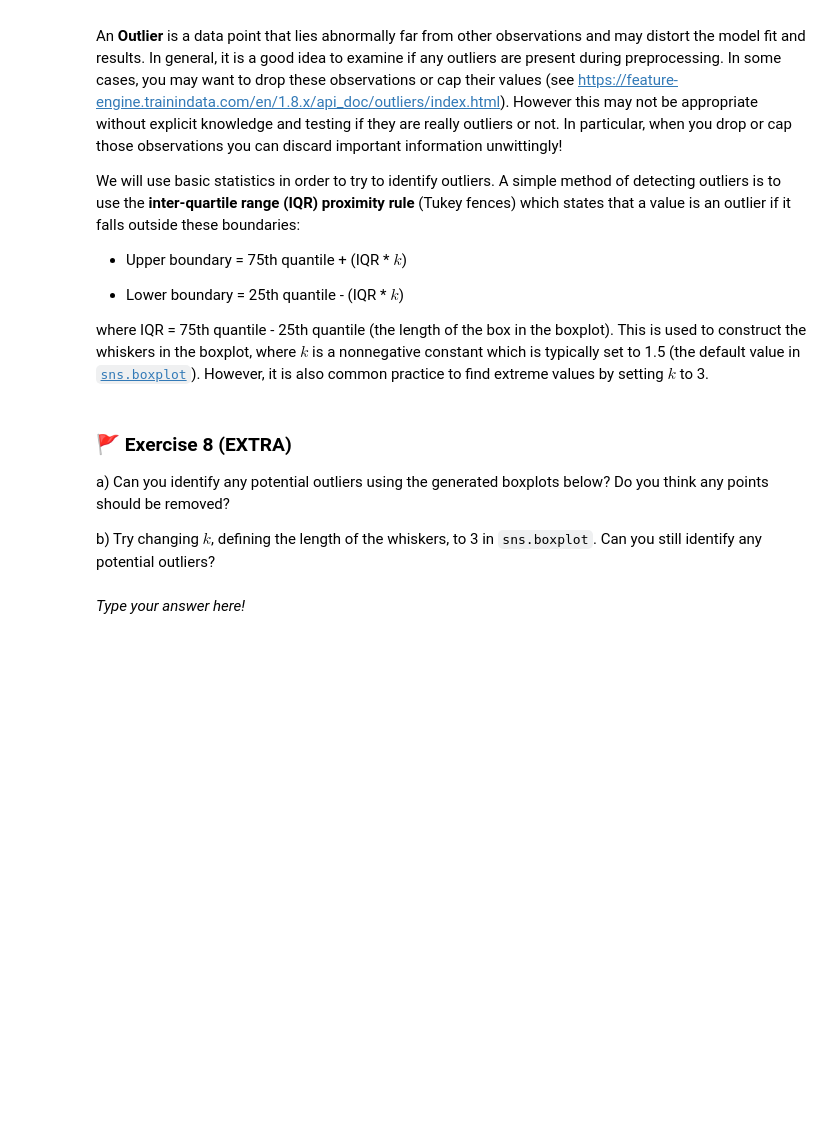
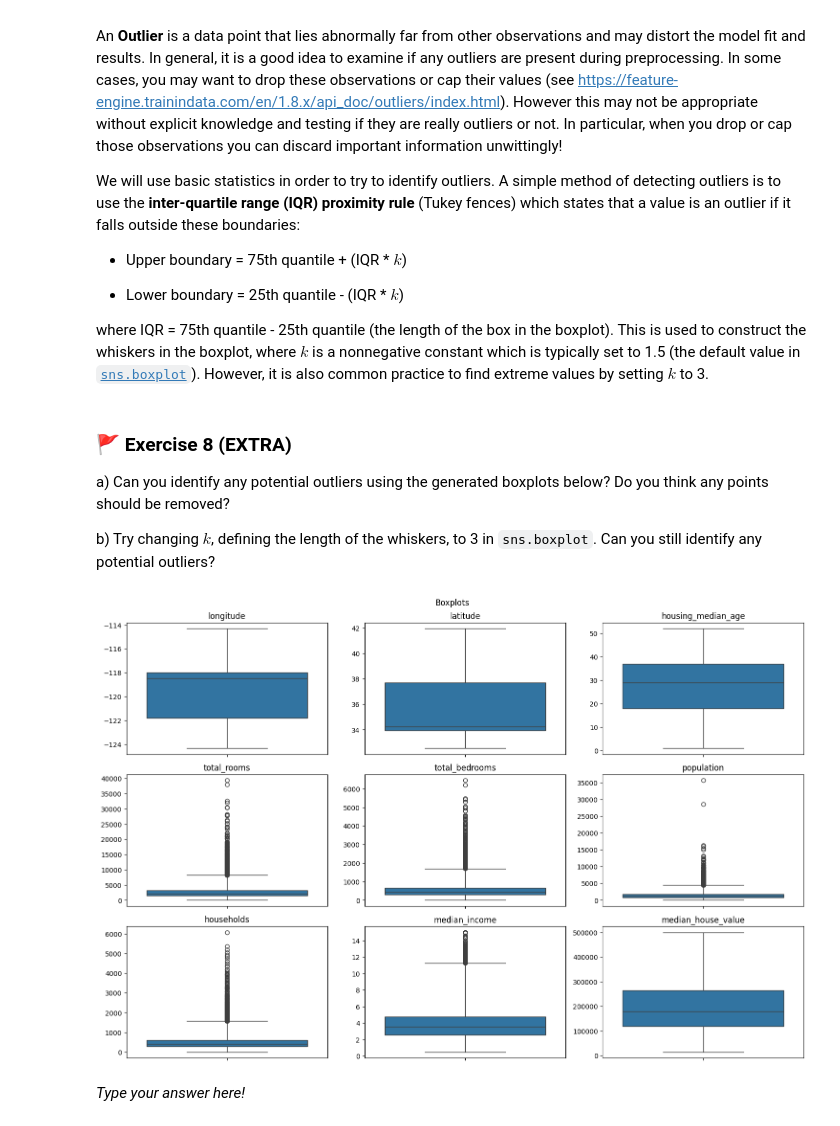
Before and after one commit to sone030813-glitch/MLP_2026, a Jupyter notebook: mlp_week01.ipynb, the cells around one changed output. Saved outputs shown, nothing was run; the diff lists cells and outputs as text; code cells hidden in the pictures; blank space fills up the shorter version.

```diff
--- a/mlp_week01.ipynb
+++ b/mlp_week01.ipynb
@@ -343,15 +370,17 @@ b) Try changing $k$, defining the length of the whiskers, to 3 in `sns.boxplot`.
 # %%
 fig, axes = plt.subplots(figsize = (15,10), ncols = (housing.shape[1]-1)//3, nrows = 3, sharex = True)
 axes = axes.flatten()
-
+#features_number := housing.shape[1]; ocean_proximity can't use := -1; // :=columns; 每行多少列
 for i, ax in enumerate(axes):
-    sns.boxplot(y = housing.iloc[:,i], ax = ax)
+    sns.boxplot(y = housing.iloc[:,i], ax = ax, whis=3)
     ax.set_title(housing.iloc[:,i].name)
     ax.set_ylabel("")
 
 plt.suptitle("Boxplots")
 plt.tight_layout()
 plt.show()
+# %% [output]
+[figure, added]
 # %% [markdown]
 _Type your answer here!_
 # %% [markdown]
```
Also changed, not shown: parts of 22 cells of this notebook.
